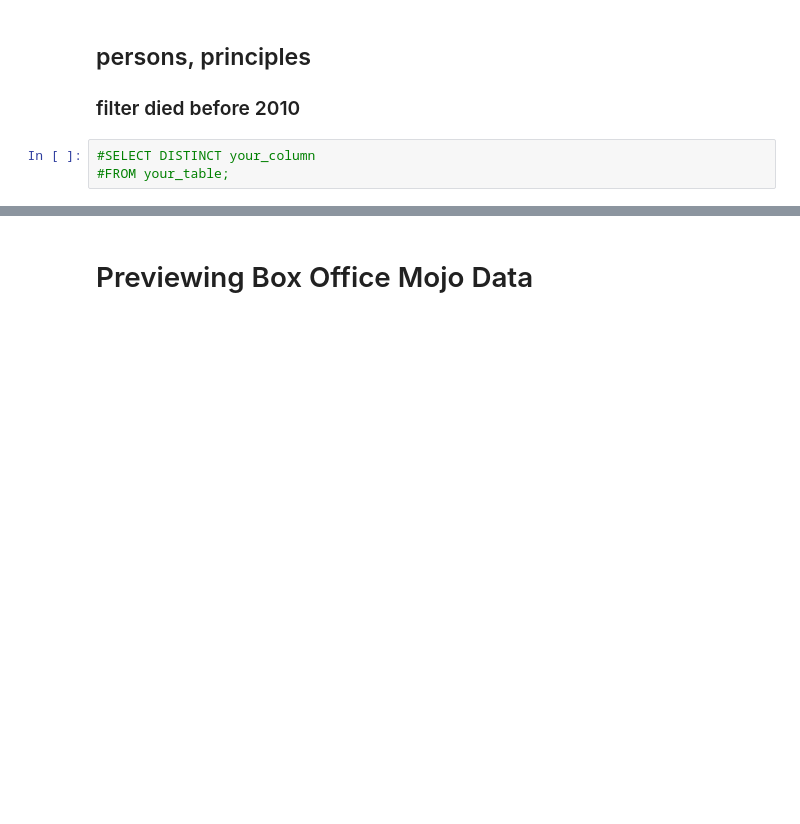
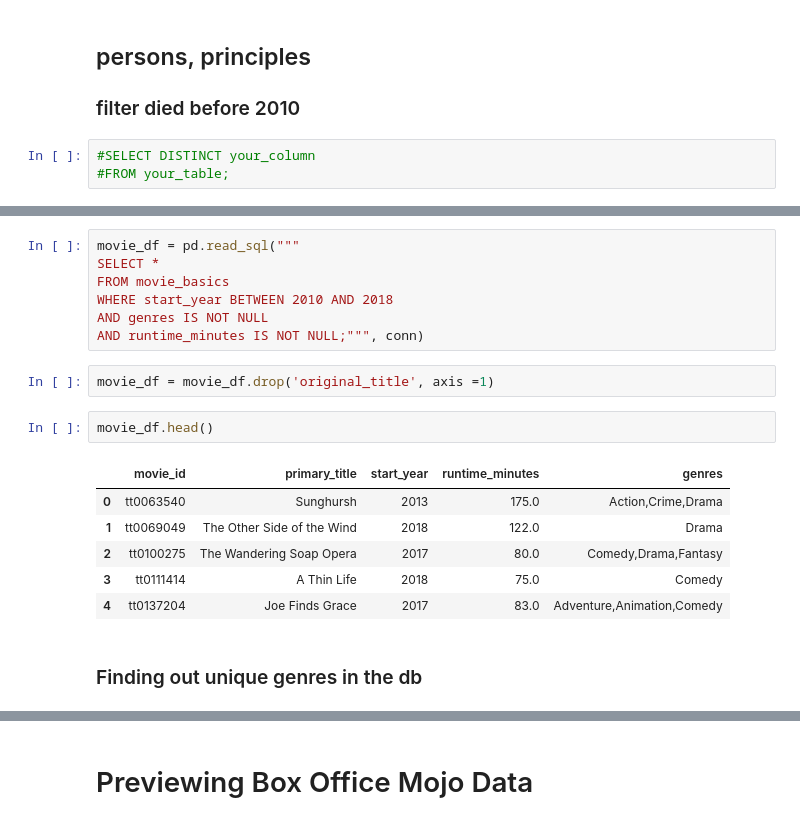
Before and after one commit to AMichelleCook/Film_Industry, a Jupyter notebook: film_industry_analysis.ipynb, the cells around one changed output, grey strips where cells are left out. Saved outputs shown, nothing was run; the diff lists cells and outputs as text; blank space fills up the shorter version.

```diff
--- a/film_industry_analysis.ipynb
+++ b/film_industry_analysis.ipynb
@@ -74,0 +68,20 @@ Table: movie_basics
+# %%
+movie_df = pd.read_sql("""
+SELECT *
+FROM movie_basics
+WHERE start_year BETWEEN 2010 AND 2018
+AND genres IS NOT NULL
+AND runtime_minutes IS NOT NULL;""", conn)
+# %%
+movie_df = movie_df.drop('original_title', axis =1)
+# %%
+movie_df.head()
+# %% [output]
+|  | movie_id | primary_title | start_year | runtime_minutes | genres |
+| 0 | tt0063540 | Sunghursh | 2013 | 175.0 | Action,Crime,Drama |
+| 1 | tt0069049 | The Other Side of the Wind | 2018 | 122.0 | Drama |
+| 2 | tt0100275 | The Wandering Soap Opera | 2017 | 80.0 | Comedy,Drama,Fantasy |
+| 3 | tt0111414 | A Thin Life | 2018 | 75.0 | Comedy |
+| 4 | tt0137204 | Joe Finds Grace | 2017 | 83.0 | Adventure,Animation,Comedy |
+# %% [markdown]
+### Finding out unique genres in the db
```
Also changed, not shown: parts of 20 cells of this notebook, 2 other files.
